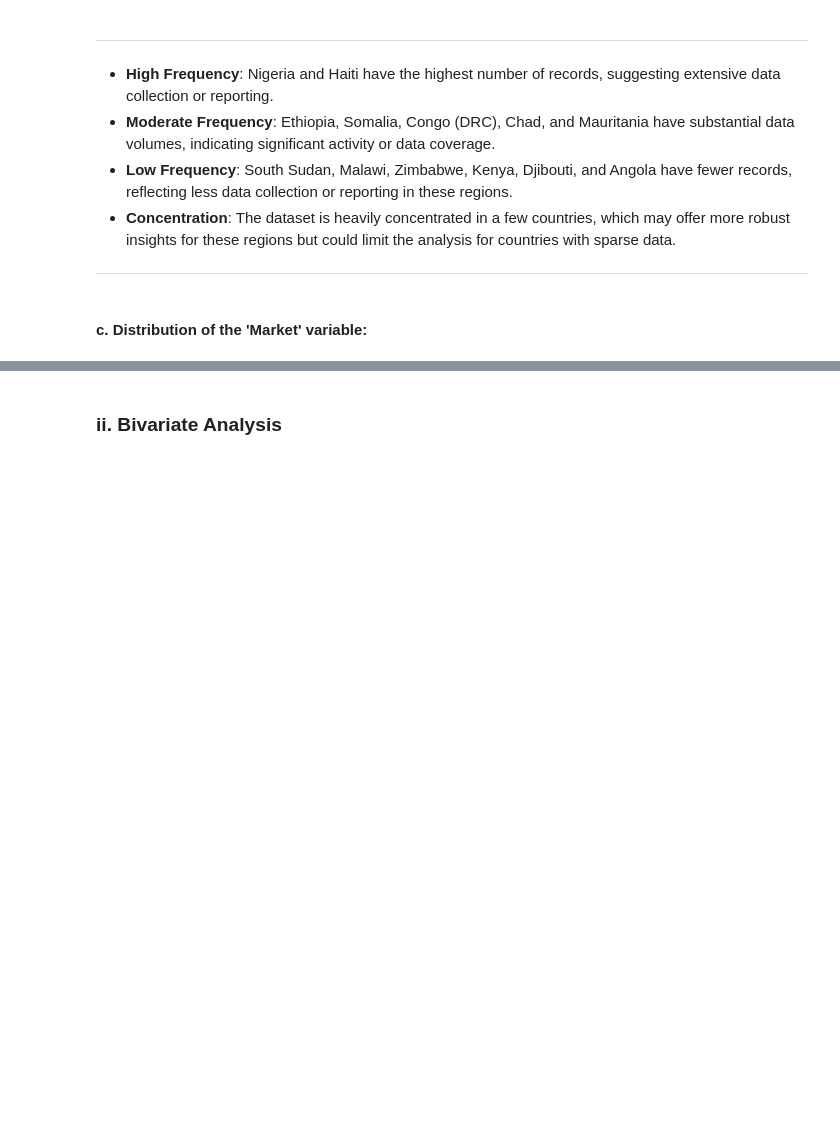
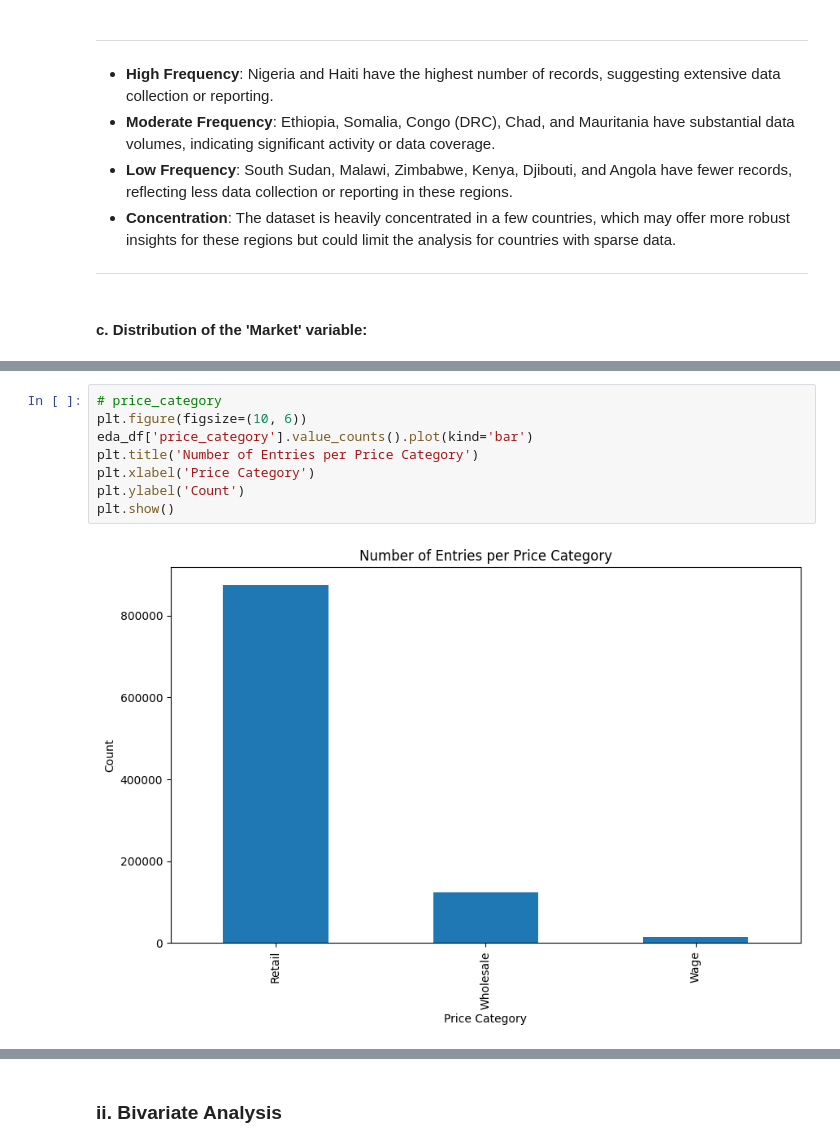
Before and after one commit to rasmodev/Staple-Food-and-Fuel-Price-Prediction-in-Africa, a Jupyter notebook: Staple_Food_Price_Prediction.ipynb, the cells around one changed output, grey strips where cells are left out. Saved outputs shown, nothing was run; the diff lists cells and outputs as text; blank space fills up the shorter version.

```diff
--- a/Staple_Food_Price_Prediction.ipynb
+++ b/Staple_Food_Price_Prediction.ipynb
@@ -1330,0 +1375,10 @@ Bottom 20 Markets and Their Associated Countries and Administrative Areas:
+# %%
+# price_category
+plt.figure(figsize=(10, 6))
+eda_df['price_category'].value_counts().plot(kind='bar')
+plt.title('Number of Entries per Price Category')
+plt.xlabel('Price Category')
+plt.ylabel('Count')
+plt.show()
+# %% [output]
+[figure, added]
```
Also changed, not shown: parts of 49 cells of this notebook.
